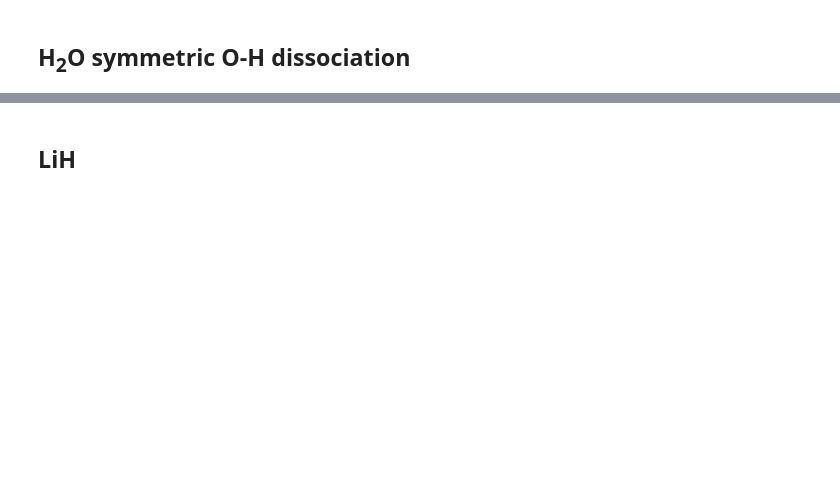
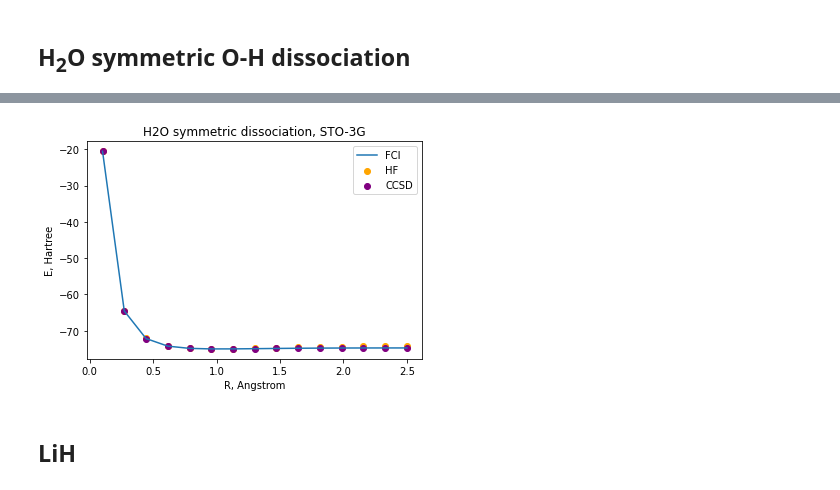
Before and after one commit to CDL-Quantum/CohortProject_2021, a Jupyter notebook: Week3_VQE/S1_Classical_Methods.ipynb, the cells around one changed output, grey strips where cells are left out. Drawn from its saved outputs; the diff is of its cells as text; code cells hidden in the pictures; blank space fills up the shorter version.

Commit message:
added plots

```diff
--- a/Week3_VQE/S1_Classical_Methods.ipynb
+++ b/Week3_VQE/S1_Classical_Methods.ipynb
@@ -165,7 +262,7 @@ plt.legend()
 # %% [markdown]
 ## H<sub>2</sub>O symmetric O-H dissociation
 # %%
-bond_lengths = np.linspace(0.1,2.3,15)
+bond_lengths = np.linspace(0.1,2.5,15)
 # %%
 #Run FCI
 start = timer()
@@ -200,16 +369,19 @@ timecisd_h2o
 # %%
 #Plot H2O PESs
 
 plt.title('H2O symmetric dissociation, STO-3G')
 plt.xlabel('R, Angstrom')
 plt.ylabel('E, Hartree')
 
 plt.plot(bond_lengths, FCI_PES, label='FCI')
 plt.scatter(bond_lengths, HF_PES, label='HF', color='orange')
 plt.scatter(bond_lengths, CCSD_PES, label='CCSD', color='purple')
-plt.scatter(bond_lengths, CISD_PES, label='CISD', color='green')
+#plt.scatter(bond_lengths, CISD_PES, label='CISD', color='green')
 
 plt.legend()
+plt.savefig('h2o_dissociation.png')
+# %% [output]
+[figure, added]
 # %% [markdown]
 ## LiH
 # %%
```
Also changed, not shown: parts of 33 cells of this notebook, 13 other files.
